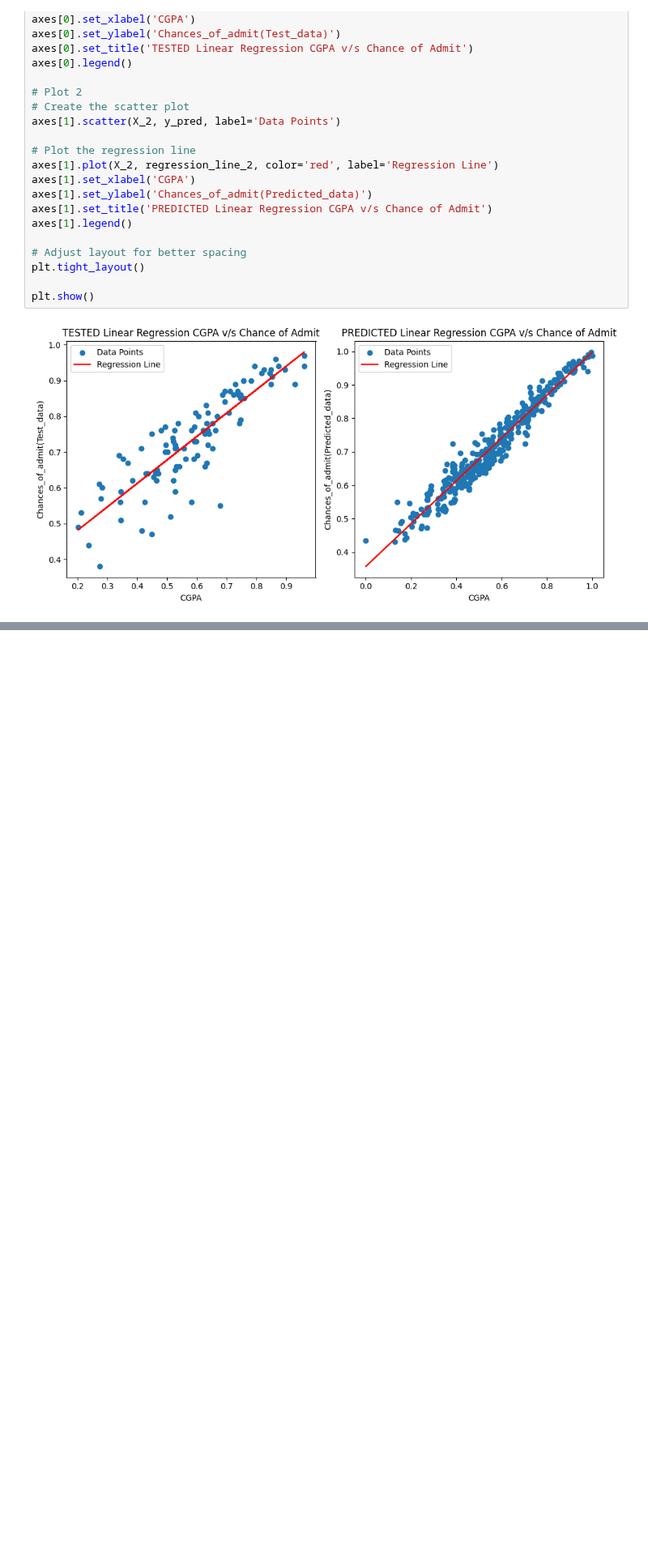
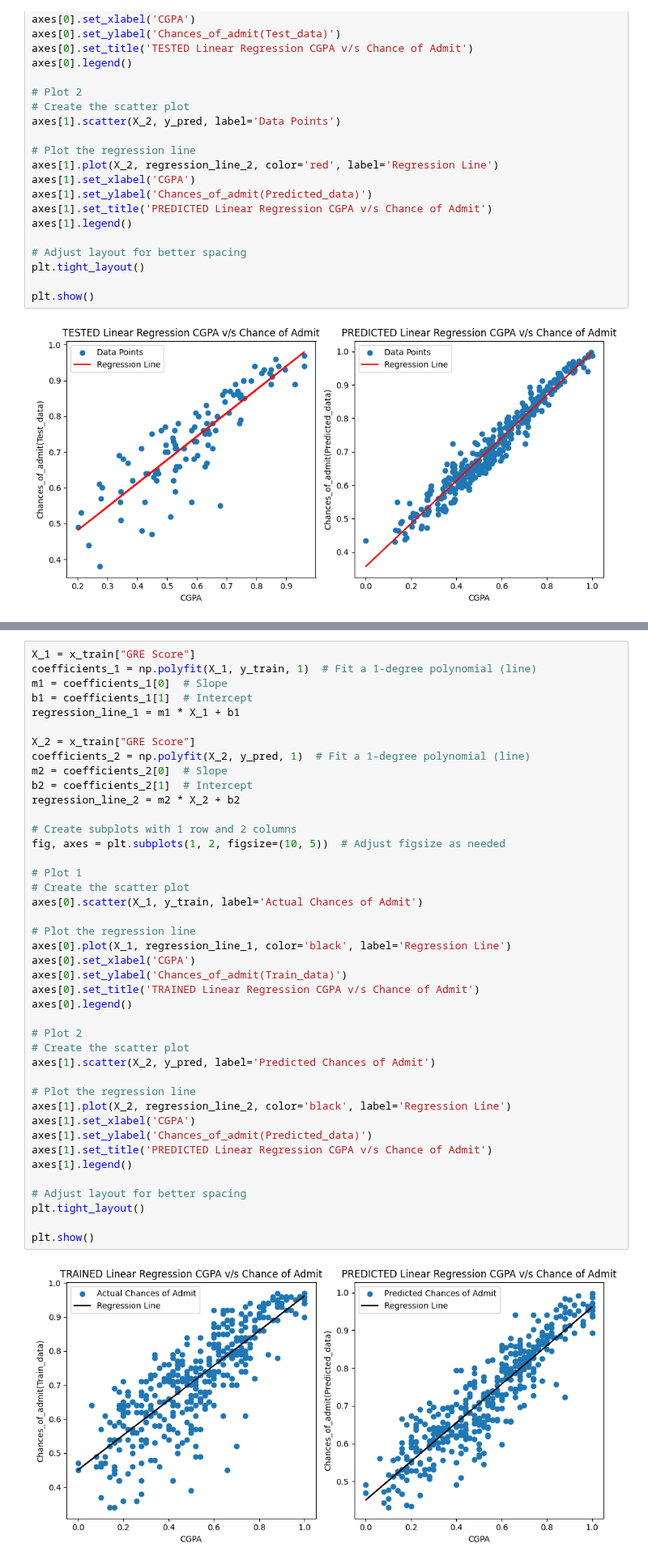
Before and after one commit to akshayabhale1406/SCLR_Jamboree_Education_Linear_Regression, a Jupyter notebook: Jamboree_Education_Linear_Regression.ipynb, the cells around one changed output, grey strips where cells are left out. Shown at 81% size. Drawn from its saved outputs; the diff is of its cells as text; blank space fills up the shorter version.

```diff
--- a/Jamboree_Education_Linear_Regression.ipynb
+++ b/Jamboree_Education_Linear_Regression.ipynb
@@ -612,0 +613,44 @@ plt.show()
+# %%
+X_1 = x_train["GRE Score"]
+coefficients_1 = np.polyfit(X_1, y_train, 1)  # Fit a 1-degree polynomial (line)
+m1 = coefficients_1[0]  # Slope
+b1 = coefficients_1[1]  # Intercept
+regression_line_1 = m1 * X_1 + b1
+
+X_2 = x_train["GRE Score"]
+coefficients_2 = np.polyfit(X_2, y_pred, 1)  # Fit a 1-degree polynomial (line)
+m2 = coefficients_2[0]  # Slope
+b2 = coefficients_2[1]  # Intercept
+regression_line_2 = m2 * X_2 + b2
+
+# Create subplots with 1 row and 2 columns
+fig, axes = plt.subplots(1, 2, figsize=(10, 5))  # Adjust figsize as needed
+
+# Plot 1
+# Create the scatter plot
+axes[0].scatter(X_1, y_train, label='Actual Chances of Admit')
+
+# Plot the regression line
+axes[0].plot(X_1, regression_line_1, color='black', label='Regression Line')
+axes[0].set_xlabel('CGPA')
+axes[0].set_ylabel('Chances_of_admit(Train_data)')
+axes[0].set_title('TRAINED Linear Regression CGPA v/s Chance of Admit')
+axes[0].legend()
+
+# Plot 2
+# Create the scatter plot
+axes[1].scatter(X_2, y_pred, label='Predicted Chances of Admit')
+
+# Plot the regression line
+axes[1].plot(X_2, regression_line_2, color='black', label='Regression Line')
+axes[1].set_xlabel('CGPA')
+axes[1].set_ylabel('Chances_of_admit(Predicted_data)')
+axes[1].set_title('PREDICTED Linear Regression CGPA v/s Chance of Admit')
+axes[1].legend()
+
+# Adjust layout for better spacing
+plt.tight_layout()
+
+plt.show()
+# %% [output]
+[figure, added]
```
Also changed, not shown: parts of 3 cells of this notebook.
